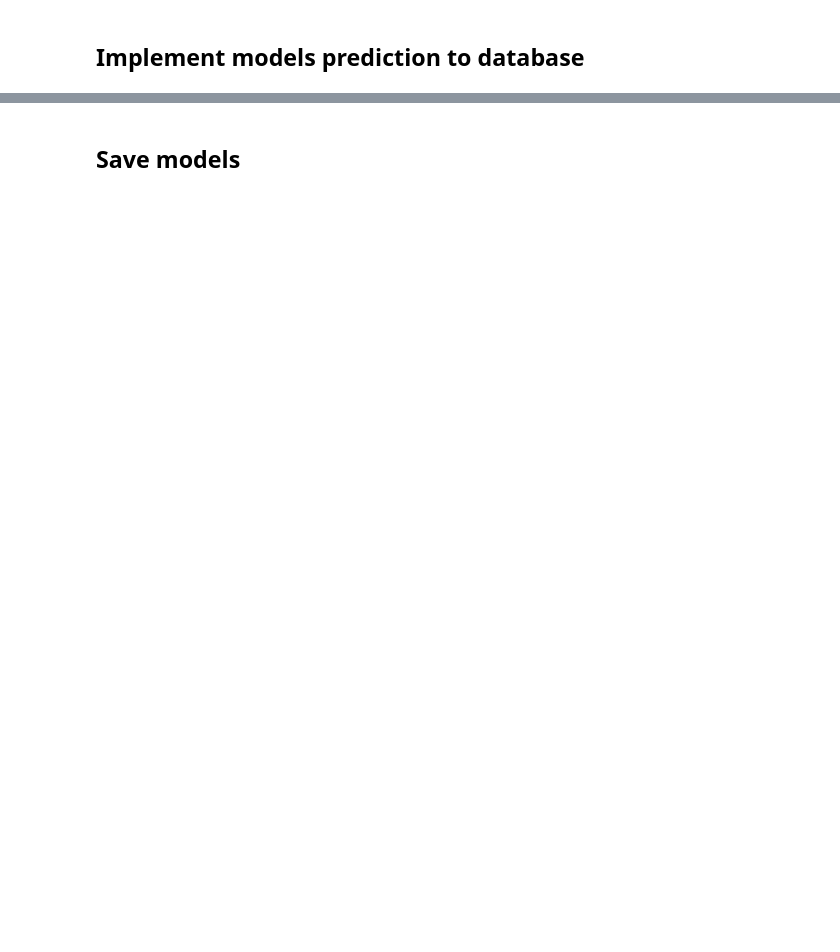
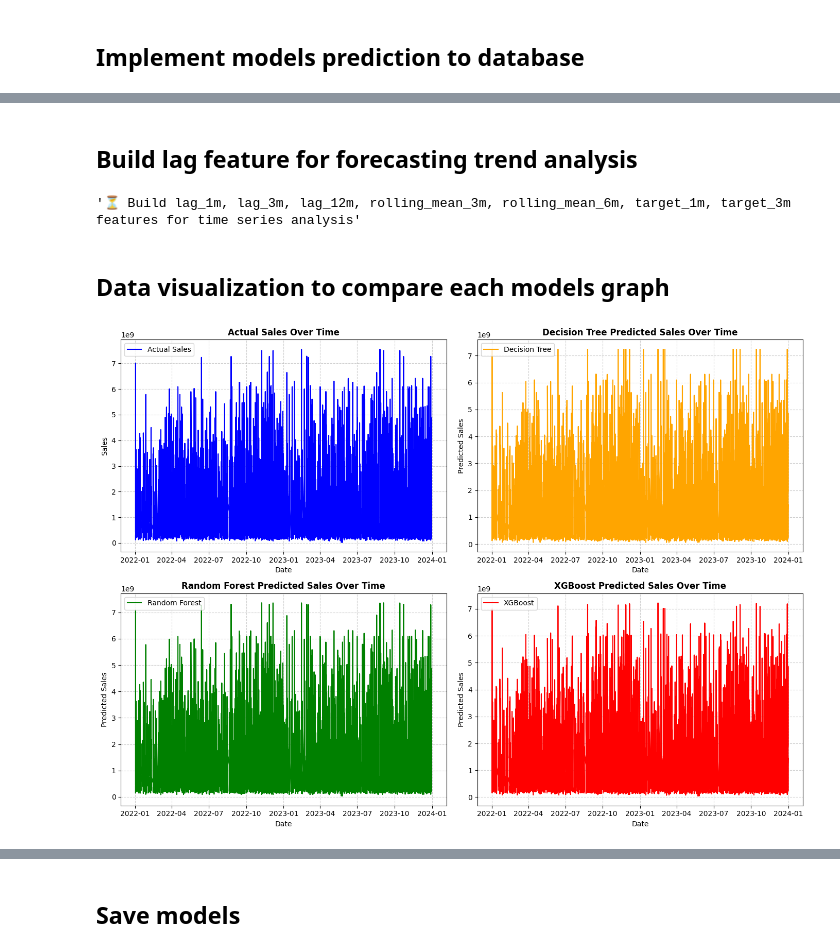
Before and after one commit to Mipjeiger/Car-sales-analytics-engineering, a Jupyter notebook: development/data_science/02_revenue_prediction.ipynb, the cells around one changed output, grey strips where cells are left out. Saved outputs shown, nothing was run; the diff lists cells and outputs as text; code cells hidden in the pictures; blank space fills up the shorter version.

```diff
--- a/development/data_science/02_revenue_prediction.ipynb
+++ b/development/data_science/02_revenue_prediction.ipynb
@@ -516,0 +786,52 @@ Prediction Preview
+# %% [markdown]
+## Build lag feature for forecasting trend analysis
+# %%
+# TODO: 2nd option -> Add more features for time series analysis, such as lag features and rolling statistics.
+"""⏳ Build lag_1m, lag_3m, lag_12m, rolling_mean_3m, rolling_mean_6m, target_1m, target_3m features for time series analysis"""
+# %% [output]
+'⏳ Build lag_1m, lag_3m, lag_12m, rolling_mean_3m, rolling_mean_6m, target_1m, target_3m features for time series analysis'
+# %% [markdown]
+## Data visualization to compare each models graph
+# %%
+import matplotlib.pyplot as plt
+
+# 1. Create a 2x2 grid and flatten axes array for easy unpacking
+fig, axes = plt.subplots(2, 2, figsize=(14, 10))
+ax1, ax2, ax3, ax4 = axes.flatten()
+
+# 2. Plot Actual Sales
+ax1.plot(df_sales_prediction['date'], df_sales_prediction['sales'], label='Actual Sales', color='blue')
+ax1.set_title('Actual Sales Over Time', fontsize=12, fontweight='bold')
+ax1.set_xlabel('Date')
+ax1.set_ylabel('Sales')
+ax1.legend()
+ax1.grid(True, linestyle='--', alpha=0.6)
+
+# 3. Plot Decision Tree Predictions
+ax2.plot(df_sales_prediction['date'], df_sales_prediction['Decision Tree_predicted_revenue'], label='Decision Tree', color='orange')
+ax2.set_title('Decision Tree Predicted Sales Over Time', fontsize=12, fontweight='bold')
+ax2.set_xlabel('Date')
+ax2.set_ylabel('Predicted Sales')
+ax2.legend()
+ax2.grid(True, linestyle='--', alpha=0.6)
+
+# 4. Plot Random Forest Predictions
+ax3.plot(df_sales_prediction['date'], df_sales_prediction['Random Forest_predicted_revenue'], label='Random Forest', color='green')
+ax3.set_title('Random Forest Predicted Sales Over Time', fontsize=12, fontweight='bold')
+ax3.set_xlabel('Date')
+ax3.set_ylabel('Predicted Sales')
+ax3.legend()
+ax3.grid(True, linestyle='--', alpha=0.6)
+
+# 5. Plot XGBoost Predictions
+ax4.plot(df_sales_prediction['date'], df_sales_prediction['XGBoost_predicted_revenue'], label='XGBoost', color='red')
+ax4.set_title('XGBoost Predicted Sales Over Time', fontsize=12, fontweight='bold')
+ax4.set_xlabel('Date')
+ax4.set_ylabel('Predicted Sales')
+ax4.legend()
+ax4.grid(True, linestyle='--', alpha=0.6)
+
+plt.tight_layout()
+plt.show()
+# %% [output]
+[figure, added]
```
Also changed, not shown: parts of 38 cells of this notebook, 3 other files.
